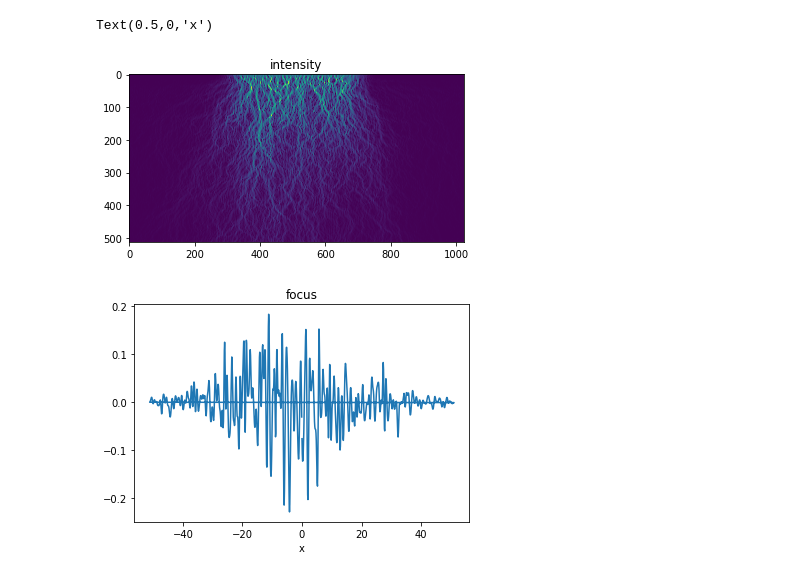
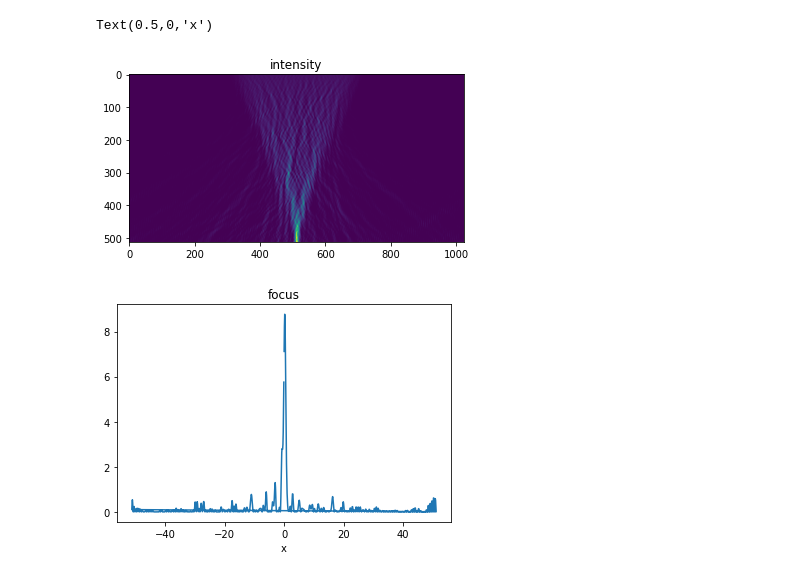
Before and after one commit to PrintRind/Turbid-Media-Propagation-Simulation, a Jupyter notebook: prop through turbid medium.ipynb, the cells around one changed output. Cells and saved outputs as stored; diff of their text form; code cells hidden in the pictures.

Commit message:
test commit to molly branch

```diff
--- a/prop through turbid medium.ipynb
+++ b/prop through turbid medium.ipynb
@@ -24,12 +24,13 @@ kz=np.arange(0,N[0])*uk[0]
 [Kx,Kz]=np.meshgrid(kx,kz)
 # %%
 #defining random sample
-tmp=np.random.random((N[0],N[1])) #array of random numbers with dimensions of N
+
+tmp=np.random.random(N) #array of random numbers with dimensions of N
 
 #low-pass filtering of random sample (performed in k-space)
 
 F_tmp=np.fft.fft2(tmp)  #fourier transform random array
-sigma=(N[0]/10*u[0], N[1]/10*u[1])  # 10% of simulation region ~ 5x10 wavelengths in real space
+sigma=N/10*u  # 10% of simulation region ~ 5x10 wavelengths in real space
 F_filter=np.exp(-X**2/sigma[1]**2-(Z-N[0]*u[0]/2)**2/sigma[0]**2) #Gaussian LP filter function
 tmp2=np.fft.fftshift(np.fft.fft2(np.fft.ifftshift(F_filter*F_tmp))) #apply filter, undo shift to center spectrum on zero in k space
                                                                     #2d fft back to lambda space and shift center back to zero
@@ -66,5 +78,3 @@ def wavefront(d):
-# %%
-E_in = wavefront(1)
 # %%
 #defining propagator for each refractive index
 
@@ -87,12 +91,10 @@ def prop2():
 # %%
 #defining function which propagates the field through the specimen
 
-def fun_propagate(E_in,sample,prop, a):
+def fun_propagate(E_in,sample,prop):
 
-    sample_test = sample=np.fft.fftshift(sample, 1)
-
-    RI=np.unique(sample_test) #extract different RIs of sample
-    N=sample_test.shape       #size of sample (and field)
+    RI=np.unique(sample) #extract different RIs of sample
+    N=sample.shape       #size of sample (and field)
     E=np.zeros(N,dtype='complex') #initializing field
     Ek=np.zeros((len(RI),N[1]),dtype='complex') #init.
     mask=np.zeros((len(RI),N[0],N[1])) #initializing mask
@@ -100,11 +102,10 @@ def fun_propagate(E_in,sample,prop, a):
 
     #constructing binary masks for every RI
     for q in range(len(RI)):
-        mask[q,:,:]=sample_test==RI[q]
+        mask[q,:,:]=sample==RI[q]
 
-    #range that we need to calculate for simulation
     #propagation loop
-    for m in range((N[0]-1)-4*a*(int(N[0]/8)-1)):
+    for m in range(N[0]-1):
 
         for q in range(len(RI)):
             Ek[q,:]=np.fft.fft(E[m,:]*mask[q,m,:])*prop[q,:]  #for each RI: transform field to k-space and multiply with correct propagator
@@ -115,18 +234,15 @@ def fun_propagate(E_in,sample,prop, a):
 # %%
 #first we propagate through a homogeneous sample
-for q in range(len(RI)):
-    prop[q, :] = np.fft.ifftshift(np.exp(1j * u[0] * np.sqrt(0j+k[q] ** 2 - kx ** 2)))
+sample1=1.33*np.ones(N)
 
-sample1=1.33*np.ones(N)
-E_in = wavefront(1)
-E=fun_propagate(E_in,sample1,prop2(), 0)   #execute propagation
+phi_conjugated=conjugated_correction(E_in, sample1, prop, inverse_prop, 200)   #execute propagation
 
-plt.figure(1)
-plt.imshow(np.fft.fftshift(abs(E)**1,1))
-plt.title("intensity")
+# plt.figure(1)
+# plt.imshow(np.fft.fftshift(abs(E)**2,1))
+# plt.title("intensity")
 
 plt.figure(2)
-plt.plot(np.fft.fftshift(x),(np.real(E[-1,:])**1))
-plt.title('focus')
+plt.plot(np.fft.fftshift(x),(np.real(phi_conjugated)))
+plt.title('correction phase (sample conjugated)')
 plt.xlabel('x')
 # %% [output]
@@ -134,20 +251,20 @@ NameError: name 'prop' is not defined
 # %%
 #now we propagate through the turbid sample
 
-E=fun_propagate(E_in,sample,prop2(), 0)   #execute propagation
+E=fun_propagate(E_in,sample,prop)   #execute propagation
 
 plt.figure(1)
-plt.imshow(np.fft.fftshift(abs(E)**1,1))
+plt.imshow(np.fft.fftshift(abs(E)**2,1))
 plt.title("intensity")
 
 plt.figure(2)
-plt.plot(np.fft.fftshift(x),(np.real(E[-1,:])**1))
+plt.plot(np.fft.fftshift(x),(np.real(E[-1,:])**2))
 plt.title('focus')
 plt.xlabel('x')
 # %% [output]
 Text(0.5,0,'x')
-[figure, old version]
+[figure, new version]
-[figure, old version]
+[figure, new version]
 # %%
 def grating1D(spacing, sample):
     "Creates a grating structure with frequency 1/spacing where 'spacing' is in units of wavelength"
```
Also changed, not shown: parts of 19 cells of this notebook.
